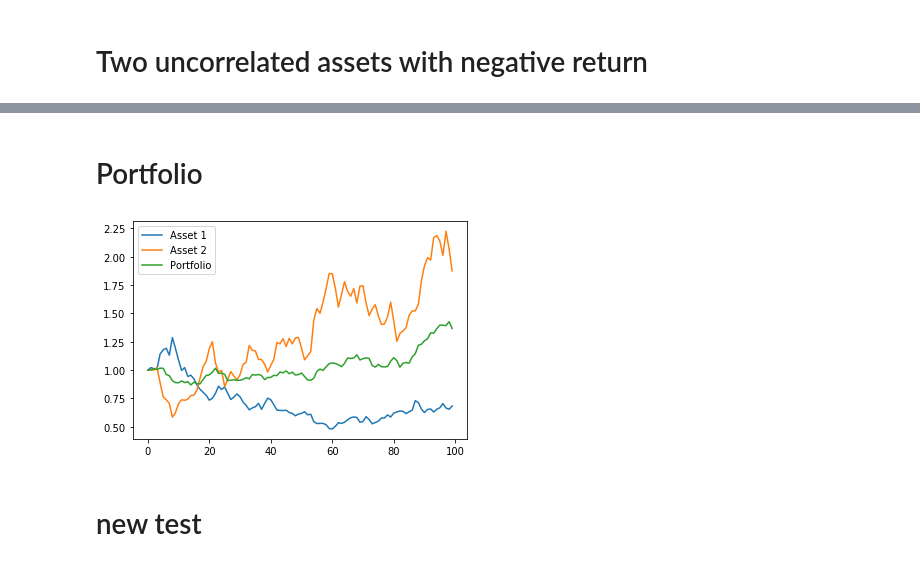
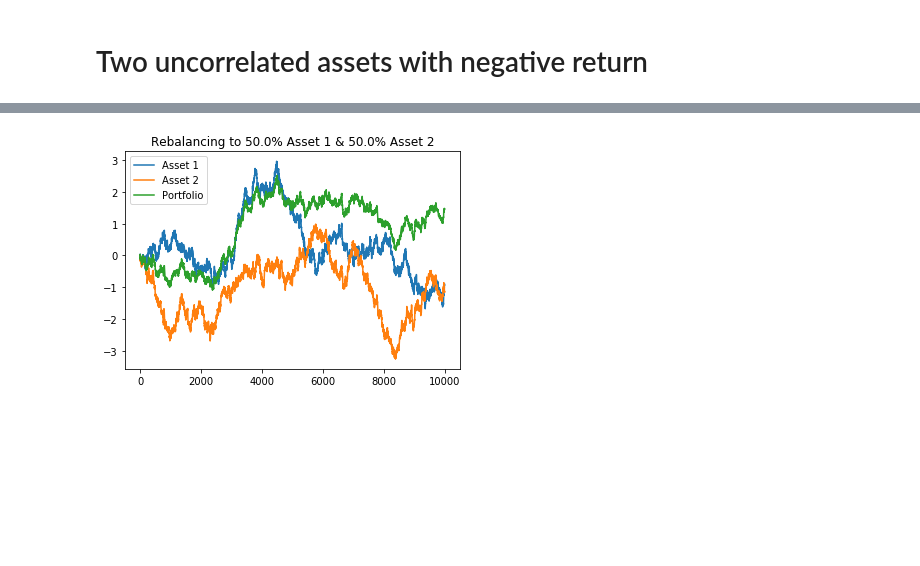
Before and after one commit to webclinic017/Portfolio_Construction, a Jupyter notebook: Shannons_Deamon/two_assets.ipynb, the cells around one changed output, grey strips where cells are left out. Drawn from its saved outputs; the diff is of its cells as text; code cells hidden in the pictures; blank space fills up the shorter version.

```diff
--- a/Shannons_Deamon/two_assets.ipynb
+++ b/Shannons_Deamon/two_assets.ipynb
@@ -6,9 +6,9 @@ import seaborn as sns
 
 import yfinance as yf
 # %%
-def payoff(cash_ret_list):
+def payoff(asset):
 
-    payoff = pd.DataFrame(cash_ret_list).pct_change()
+    payoff = pd.DataFrame(asset).pct_change()
     payoff = payoff.fillna(0)
     payoff = (payoff+1).cumprod()
 
@@ -40,2 +32,0 @@ plt.scatter(asset_1, asset_2)
-# %% [markdown]
-# Portfolio
@@ -53,13 +33,35 @@ ret_2 = (asset_2).cumprod()
+# %%
+T=10000
+
+
+sigma_1 = 0.50/np.sqrt(252)
+sigma_2 = 0.50/np.sqrt(252)
+mu_1 = -0.0000 + 0.5*sigma_1**2 #set the geometric mean
+mu_2 = -0.0000 + 0.5*sigma_2**2 #set the geometric mean
+S0 = 100
+dt = 1
+N = round(T/dt)
+t = np.linspace(1, T, N)
+W_1 = np.random.standard_normal(size = N)
+W_1 = np.cumsum(W_1)*np.sqrt(dt) ### standard brownian motion ###
+X_1 = (mu_1-0.5*sigma_1**2)*t + sigma_1*W_1
+S_1 = S0*np.exp(X_1) ### geometric brownian motion ###
+
+W_2 = np.random.standard_normal(size = N)
+W_2 = np.cumsum(W_2)*np.sqrt(dt) ### standard brownian motion ###
+X_2 = (mu_2-0.5*sigma_2**2)*t + sigma_2*W_2
+S_2 = S0*np.exp(X_2) ### geometric brownian motion ###
 # %%
 init = 100
 ret = []
-weight = 0.5
-for i in range(runs):
+as1_weight = (1/sigma_1)/(((1/sigma_1)+(1/sigma_2))) #risk parity
+as2_weight = 1 - as1_weight
+for i in range(T):
     ret.append(init)
-    as_1 = init * weight
-    as_2 = init * weight
+    as_1 = init * as1_weight
+    as_2 = init * as2_weight
 
-    as_1 = float(as_1 * asset_1.loc[i])
-    as_2 = float(as_2 * asset_2.loc[i])
+    as_1 = float(as_1 * asset_ret(S_1).loc[i])
+    as_2 = float(as_2 * asset_ret(S_2).loc[i])
 
     init = as_1 + as_2
@@ -70,9 +68,8 @@ port_ret = (port_ret + 1).cumprod()
 # %%
-plt.plot(ret_1, label = "Asset 1");
-plt.plot(ret_2, label = "Asset 2");
-plt.plot(port_ret, label = "Portfolio");
+plt.plot(np.log(payoff(S_1)), label = "Asset 1")
+plt.plot(np.log(payoff(S_2)), label = "Asset 2")
+plt.plot(np.log(payoff(ret)), label = "Portfolio")
 plt.legend();
+plt.title("Rebalancing to " + str(round(as1_weight*100))+"% Asset 1 & "+ str(round(as2_weight*100))+"% Asset 2");
 # %% [output]
-[figure, old version]
+[figure, new version]
-# %% [markdown]
-# new test
```
Also changed, not shown: parts of 14 cells of this notebook, 1 other file.
